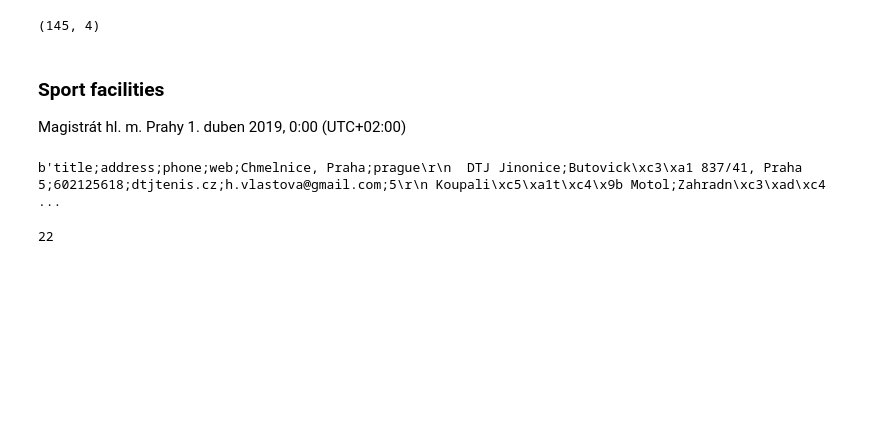
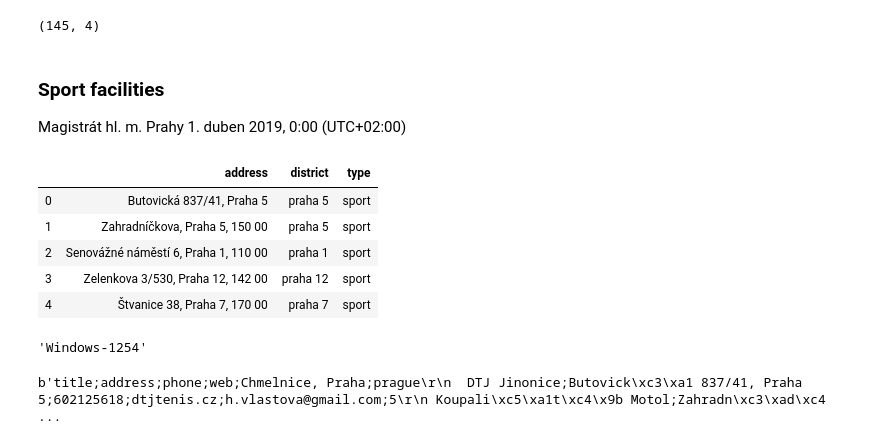
Before and after one commit to tonnyeremin/Urban-Data-Science, a Jupyter notebook: Walking Accessibility.ipynb, the cells around one changed output. Saved outputs shown, nothing was run; the diff lists cells and outputs as text; code cells hidden in the pictures; blank space fills up the shorter version.

```diff
--- a/Walking Accessibility.ipynb
+++ b/Walking Accessibility.ipynb
@@ -308,10 +360,20 @@ def find_encoding(fname):
-# %%
-url_sport = 'http://opendata.praha.eu/dataset/7b252b1b-4551-43fb-b738-5480c48ed3b7/resource/5d1ee13f-f6e9-4ee9-a1bd-48d5ca2bb867/download/ed96f581-a668-4fd5-94cc-c3682285da0b-databaze-sportovi-a-klub.csv'
-with urllib.request.urlopen(url_sport) as raw_data:
-    data = raw_data.read()
-# %% [output]
-b'title;address;phone;web;Chmelnice, Praha;prague\r\n  DTJ Jinonice;Butovick\xc3\xa1 837/41, Praha 5;602125618;dtjtenis.cz;h.vlastova@gmail.com;5\r\n Koupali\xc5\xa1t\xc4\x9b Motol;Zahradn\xc3\xad\xc4 ...
-# %%
-df_sport['prague'].unique()
-# %% [output]
-22
+# %%
+url_sport = 'http://opendata.praha.eu/datastore/dump/5d1ee13f-f6e9-4ee9-a1bd-48d5ca2bb867?format=json'
+results = requests.get(url_sport).json(encoding = "utf8")
+result = []
+
+result.append([
+    v[2],
+    'praha {}'.format(v[6]),
+    'sport'] for v in results['records'])
+
+df_sports = pd.DataFrame([item for result in result for item in result])
+df_sports.columns = ['address', 'district', 'type']
+df_sports.head()
+# %% [output]
+|  | address | district | type |
+| 0 | Butovická 837/41, Praha 5 | praha 5 | sport |
+| 1 | Zahradníčkova, Praha 5, 150 00 | praha 5 | sport |
+| 2 | Senovážné náměstí 6, Praha 1, 110 00 | praha 1 | sport |
+| 3 | Zelenkova 3/530, Praha 12, 142 00 | praha 12 | sport |
+| 4 | Štvanice 38, Praha 7, 170 00 | praha 7 | sport |
@@ -317,0 +399,8 @@ df_sport['prague'].unique()
+# %%
+charenc
+# %% [output]
+'Windows-1254'
+# %%
+data
+# %% [output]
+b'title;address;phone;web;Chmelnice, Praha;prague\r\n  DTJ Jinonice;Butovick\xc3\xa1 837/41, Praha 5;602125618;dtjtenis.cz;h.vlastova@gmail.com;5\r\n Koupali\xc5\xa1t\xc4\x9b Motol;Zahradn\xc3\xad\xc4 ...
```
Also changed, not shown: parts of 9 cells of this notebook.
